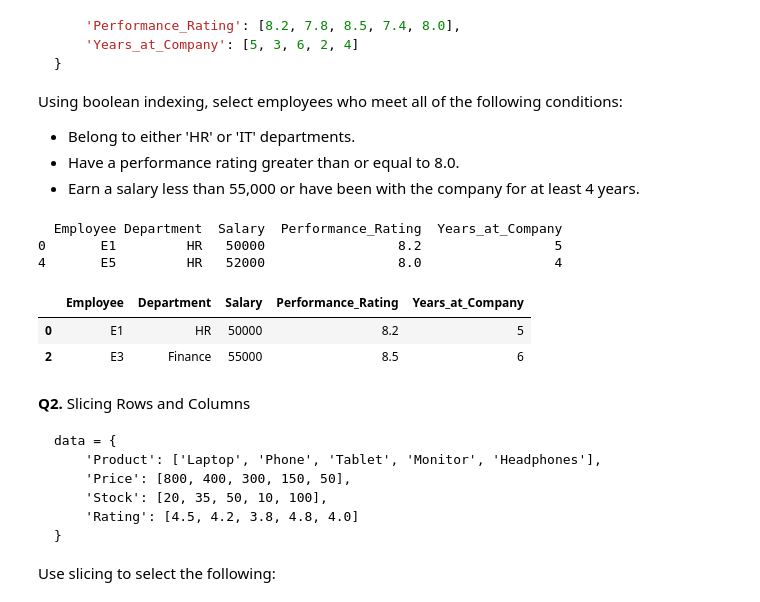
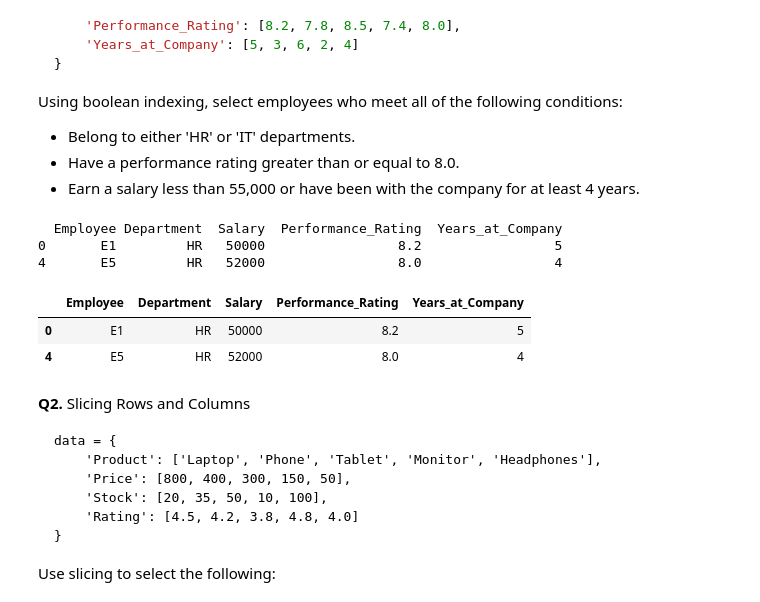
Before and after one commit to ishaank17/PSDV-Grp-ES-114-, a Jupyter notebook: Lab2/Lab2.ipynb, the cells around one changed output. Saved outputs shown, nothing was run; the diff lists cells and outputs as text; code cells hidden in the pictures.

```diff
--- a/Lab2/Lab2.ipynb
+++ b/Lab2/Lab2.ipynb
@@ -78,27 +119,29 @@ Using boolean indexing, select employees who meet all of the following condition
 # %%
 data = {
     'Employee': ['E1', 'E2', 'E3', 'E4', 'E5'],
     'Department': ['HR', 'IT', 'Finance', 'IT', 'HR'],
     'Salary': [50000, 60000, 55000, 58000, 52000],
     'Performance_Rating': [8.2, 7.8, 8.5, 7.4, 8.0],
     'Years_at_Company': [5, 3, 6, 2, 4]
 }
 
 df=pd.DataFrame(data)
 
 mask=((df.Department=="HR") | (df.Department=="IT")) & (df.Performance_Rating>=8.0) & ((df.Salary<=55000) | (df.Years_at_Company))
 
 print(df[mask])
 
 min=8
-df.query("Performance_Rating>@min") # Try This
+h="HR"
+t="IT" #Alternate of @t
+df.query("Performance_Rating>=@min and (Salary<55000 or Years_at_Company >=4) and (Department==@h or Department==@t )") # Try This
 # %% [output]
   Employee Department  Salary  Performance_Rating  Years_at_Company
 0       E1         HR   50000                 8.2                 5
 4       E5         HR   52000                 8.0                 4
 |  | Employee | Department | Salary | Performance_Rating | Years_at_Company |
 | 0 | E1 | HR | 50000 | 8.2 | 5 |
-| 2 | E3 | Finance | 55000 | 8.5 | 6 |
+| 4 | E5 | HR | 52000 | 8.0 | 4 |
 # %% [markdown]
 **Q2.** Slicing Rows and Columns
 
```
Also changed, not shown: parts of 4 cells of this notebook.
